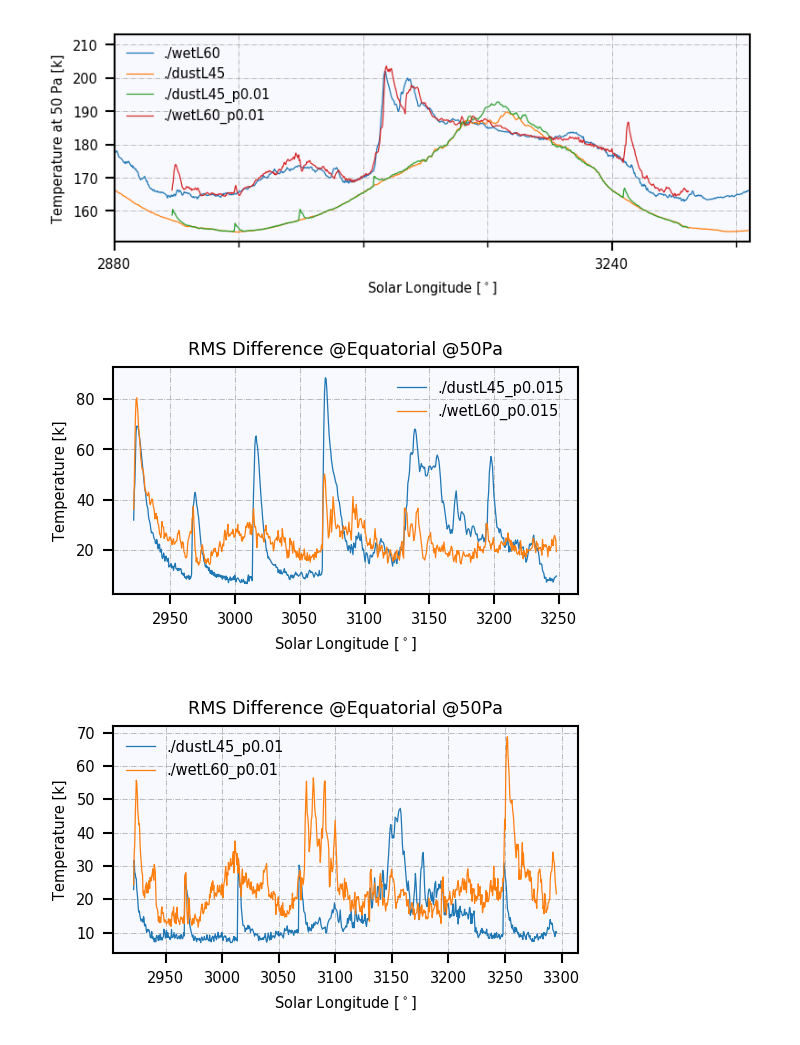
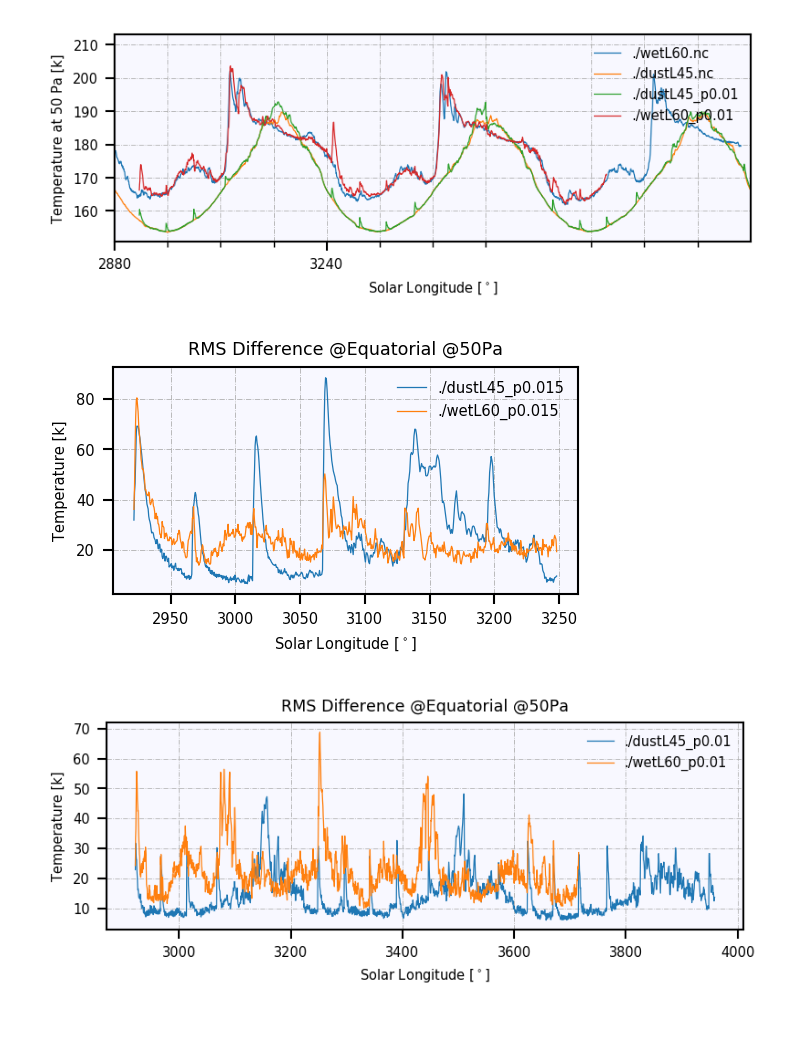
Before and after one commit to sokvisal/marswrf, a Jupyter notebook: model_comparison.ipynb, the cells around one changed output. Drawn from its saved outputs; the diff is of its cells as text; code cells hidden in the pictures.

```diff
--- a/model_comparison.ipynb
+++ b/model_comparison.ipynb
@@ -62,7 +62,7 @@ def yearly_ls(ls):
     return ls
 
 # wet data
-filedir_d = './wetL60_test.nc'
+filedir_d = './wetL60.nc'
 data = Dataset(filedir_d,'r')
 psfcwet = data.variables['PSFC'][:][:,17:20].mean(axis=2).mean(axis=1)
 twet = data.variables['T50Pa'][:][:,17:20].mean(axis=2).mean(axis=1)
@@ -70,7 +70,7 @@ ls = data.variables['LS'][:]
 ls = yearly_ls(ls)
 
 # dust data
-filedir_w = './dustL45_test.nc'
+filedir_w = './dustL45.nc'
 data = Dataset(filedir_w,'r')
 psfcdust = data.variables['PSFC'][:][:,17:20].mean(axis=2).mean(axis=1)
 tdust = data.variables['T50Pa'][:][:,17:20].mean(axis=2).mean(axis=1)
@@ -107,7 +107,7 @@ plot(lswetp[:],psfcwetp, label=filedir_wp.replace('.nc',''))
 ylabel('PSFC [Pa]')
 xlabel('Solar Longitude [$^\circ$]')
 xticks(major_ticks)
-xlim([2880,3340])
+xlim([2880,3960])
 ax.xaxis.set_minor_locator(AutoMinorLocator(4))
 ax.grid(True, which='both')
 ylim([675,475])
@@ -121,7 +121,7 @@ plot(lswetp[:],twetp, label=filedir_wp.replace('.nc',''))
 ylabel('Temperature at 50 Pa [k]')
 xlabel('Solar Longitude [$^\circ$]')
 xticks(major_ticks)
-xlim([2880,3340])
+xlim([2880,3960])
 ax.xaxis.set_minor_locator(AutoMinorLocator(4))
 ax.grid(True, which='both')
 legend()
@@ -143,9 +143,16 @@ def rmsTimeseries(rawfiledir, pertfiledir, pert):
 #     zmTp = data.variables['T'][:][:,25:30].mean(axis=1)
 
     idx = np.where(ls==lsp[0])[0][0]
-    idx2 = np.where(ls==lsp[-1])[0][0]
 
-    tsk = tsk[idx:idx2+1]
+    tsk = tsk[idx:]
+    if tsk.shape > lsp.shape:
+        idx2 = np.where(ls==lsp[-1])[0][0]
+        tsk = tsk[:idx2-idx+1]
+    else:
+        idx2 = np.where(lsp==ls[-1])[0][0]
+        tskp = tskp[:idx2+1]
+        lsp = lsp[:idx2+1]
+
     equatorial_rms = np.sqrt(np.abs(tsk**2-tskp**2))[:,17:20].mean(axis=2).mean(axis=1)
 
     plot(lsp, equatorial_rms, label=pertfiledir.replace('.nc',''))
@@ -155,10 +162,10 @@ def rmsTimeseries(rawfiledir, pertfiledir, pert):
     legend()
 
 fig, ax = plt.subplots(figsize=(4,2))
-rmsTimeseries('./dustL45_test.nc', './dustL45_p0.015.nc', "0.01")
-rmsTimeseries('./wetL60_test.nc', './wetL60_p0.015.nc', "0.015")
+rmsTimeseries('./dustL45.nc', './dustL45_p0.015.nc', "0.01")
+rmsTimeseries('./wetL60.nc', './wetL60_p0.015.nc', "0.015")
 
-fig, ax = plt.subplots(figsize=(4,2))
-rmsTimeseries('./dustL45_test.nc', './dustL45_p0.01.nc', "0.01")
-rmsTimeseries('./wetL60_test.nc', './wetL60_p0.01.nc', "0.015")
+fig, ax = plt.subplots(figsize=(6,2))
+rmsTimeseries('./dustL45.nc', './dustL45_p0.01.nc', "0.01")
+rmsTimeseries('./wetL60.nc', './wetL60_p0.01.nc', "0.015")
 # %% [output]
@@ -166,4 +173,4 @@ rmsTimeseries('./wetL60_test.nc', './wetL60_p0.01.nc', "0.015")
-[figure, old version]
+[figure, new version]
 [figure]
-[figure, old version]
+[figure, new version]
 # %%
```
Also changed, not shown: parts of 4 cells of this notebook.
